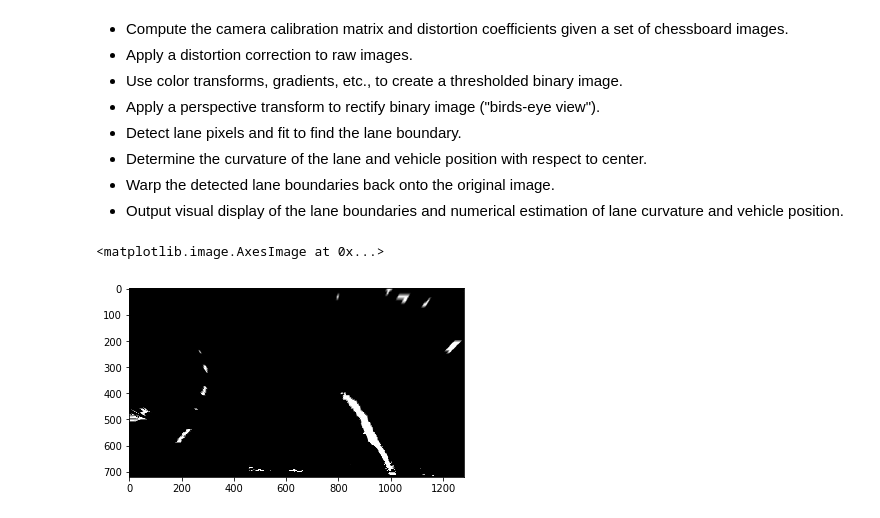
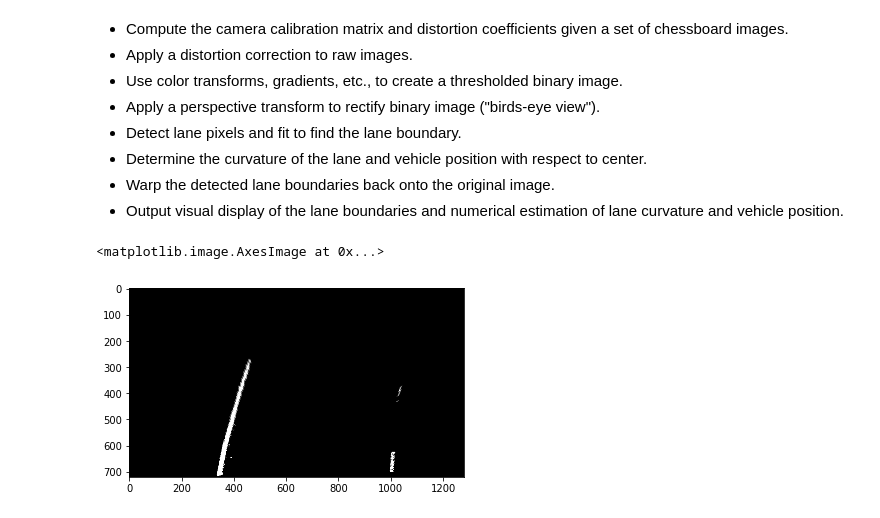
Before and after one commit to GarrisonJ/Lane-Detection-System, a Jupyter notebook: Lane-Detection-System.ipynb, the cells around one changed output. Cells and saved outputs as stored; diff of their text form; code cells hidden in the pictures.

```diff
--- a/Lane-Detection-System.ipynb
+++ b/Lane-Detection-System.ipynb
@@ -137,21 +137,21 @@ def transform_to_birds_eye(images):
     height, width = images[0].shape
 
     src_points = np.array([[
-        (width/2+90, height/2+60), # Top Right
-        (width/2-90, height/2+60), # Top Left
-        (0, height),               # Bottom Left
-        (width, height)            # Bottom Right
+        ((width/2)-50, (height/2)+90), # Top Left
+        ((width/2)+50, (height/2)+90), # Top Right
+        (200, height),                 # Bottom Left
+        (width-200, height),           # Bottom Right
+
     ]], dtype=np.float32)
 
     dst_points = np.array([[
-        (0, 0),         # Top Right
-        (width, 0),     # Top Left
-        (width, height), # Bottom Right
-        (0, height)    # Bottom Left
+        ((width/4), 0),        # Top Left
+        ((width/4)*3, 0),      # Top Right
+        ((width/4), height),   # Bottom Left
+        ((width/4)*3, height), # Bottom Right
     ]], dtype=np.float32)
 
     M = cv2.getPerspectiveTransform(src_points, dst_points)
-
 
     for img in images:
         img = np.copy(img)
@@ -171,17 +207,15 @@ def transform_to_birds_eye(images):
 * Warp the detected lane boundaries back onto the original image.
 * Output visual display of the lane boundaries and numerical estimation of lane curvature and vehicle position.
 # %%
-images = glob.glob('test_images/*.jpg')
+images = list(map(cv2.imread, glob.glob('test_images/*.jpg')))
 
-new_images = list(map(cv2.imread, images))
-
-undistorted_images = undistort_images( new_images )
+undistorted_images = undistort_images( images )
 
 threashold_images = create_binary_threashold_images( undistorted_images )
 
 birds_eye_images = transform_to_birds_eye( threashold_images )
 
-plt.imshow(birds_eye_images[5], cmap='gray')
+plt.imshow(birds_eye_images[4], cmap='gray')
 # %% [output]
 <matplotlib.image.AxesImage at 0x...>
-[figure, old version]
+[figure, new version]
```
Also changed, not shown: parts of 1 cell of this notebook.
